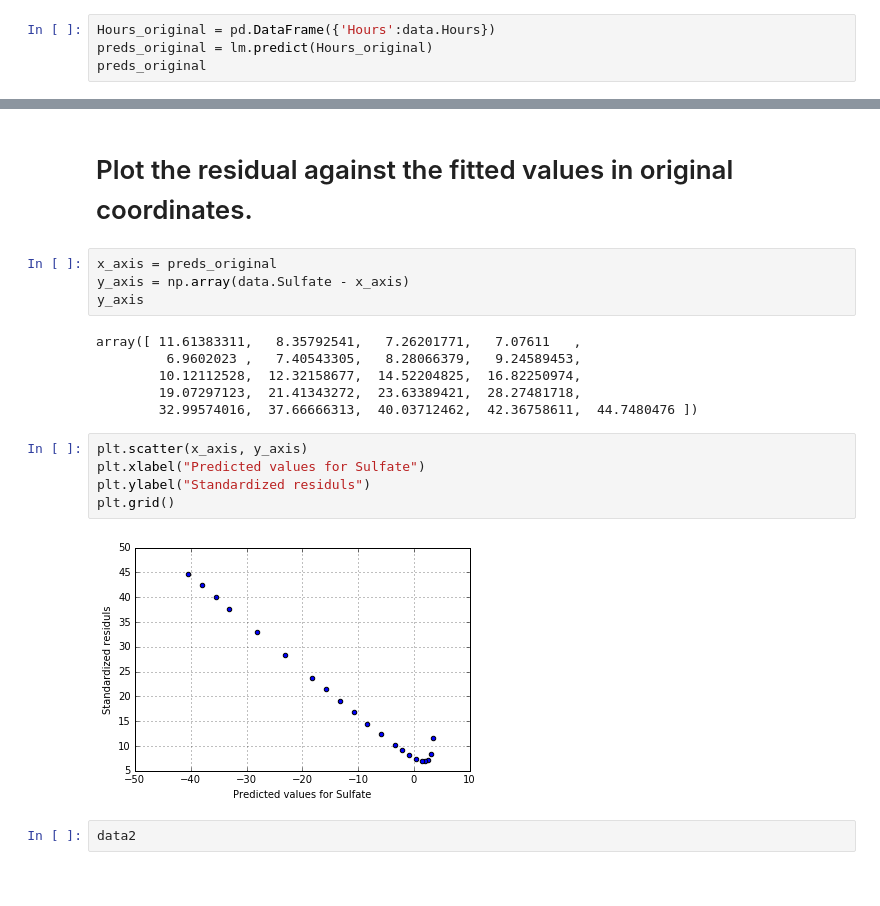
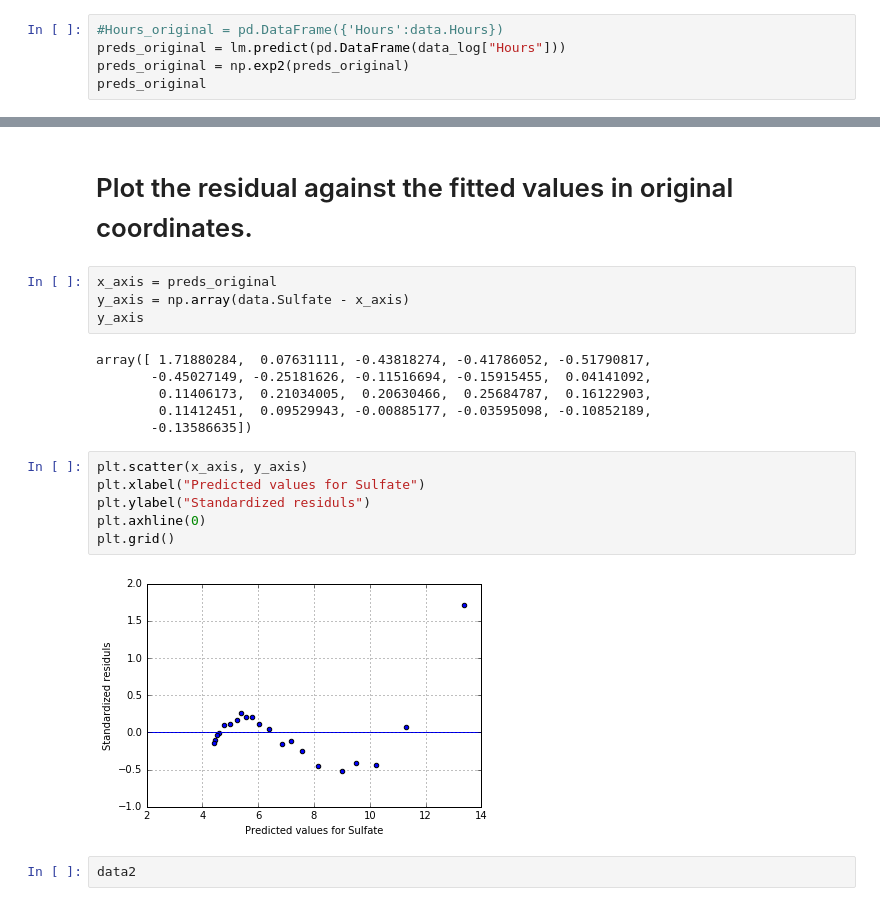
Before and after one commit to ssdfx007008/AML, a Jupyter notebook: hw4/7-9_7-10.ipynb, the cells around one changed output, grey strips where cells are left out. Drawn from its saved outputs; the diff is of its cells as text.

```diff
--- a/hw4/7-9_7-10.ipynb
+++ b/hw4/7-9_7-10.ipynb
@@ -87,7 +87,8 @@ plt.plot(Hours_new, preds, c='red', linewidth=2)
 # %% [markdown]
 # Plotting the regression curve in original coordinates
 # %%
-Hours_original = pd.DataFrame({'Hours':data.Hours})
-preds_original = lm.predict(Hours_original)
+#Hours_original = pd.DataFrame({'Hours':data.Hours})
+preds_original = lm.predict(pd.DataFrame(data_log["Hours"]))
+preds_original = np.exp2(preds_original)
 preds_original
 # %% [output]
@@ -136,18 +138,19 @@ x_axis = preds_original
 y_axis = np.array(data.Sulfate - x_axis)
 y_axis
 # %% [output]
-array([ 11.61383311,   8.35792541,   7.26201771,   7.07611   ,
-         6.9602023 ,   7.40543305,   8.28066379,   9.24589453,
-        10.12112528,  12.32158677,  14.52204825,  16.82250974,
-        19.07297123,  21.41343272,  23.63389421,  28.27481718,
-        32.99574016,  37.66666313,  40.03712462,  42.36758611,  44.7480476 ])
+array([ 1.71880284,  0.07631111, -0.43818274, -0.41786052, -0.51790817,
+       -0.45027149, -0.25181626, -0.11516694, -0.15915455,  0.04141092,
+        0.11406173,  0.21034005,  0.20630466,  0.25684787,  0.16122903,
+        0.11412451,  0.09529943, -0.00885177, -0.03595098, -0.10852189,
+       -0.13586635])
 # %%
 plt.scatter(x_axis, y_axis)
 plt.xlabel("Predicted values for Sulfate")
 plt.ylabel("Standardized residuls")
+plt.axhline(0)
 plt.grid()
 # %% [output]
-[figure, old version]
+[figure, new version]
 # %%
 data2
 # %% [output]
```
Also changed, not shown: parts of 11 cells of this notebook.
